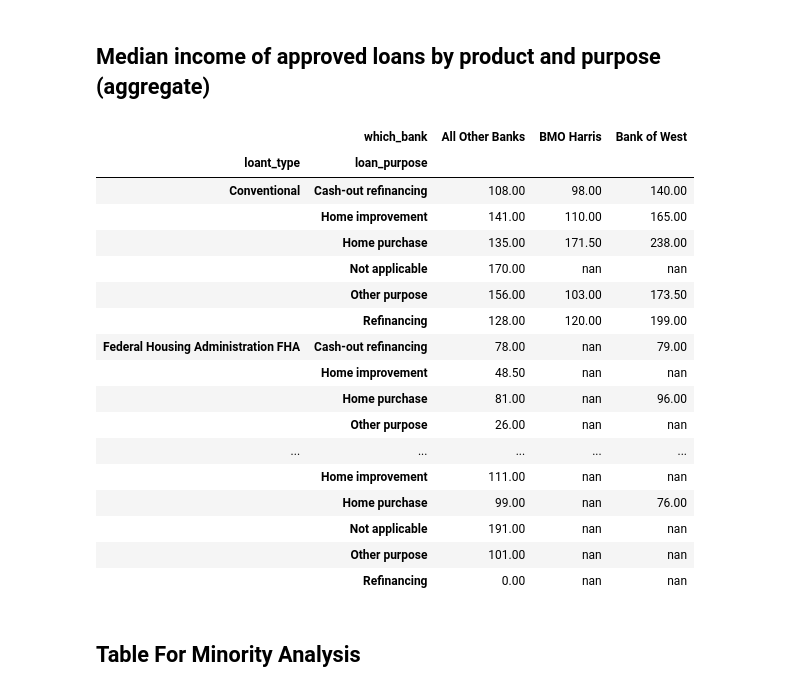
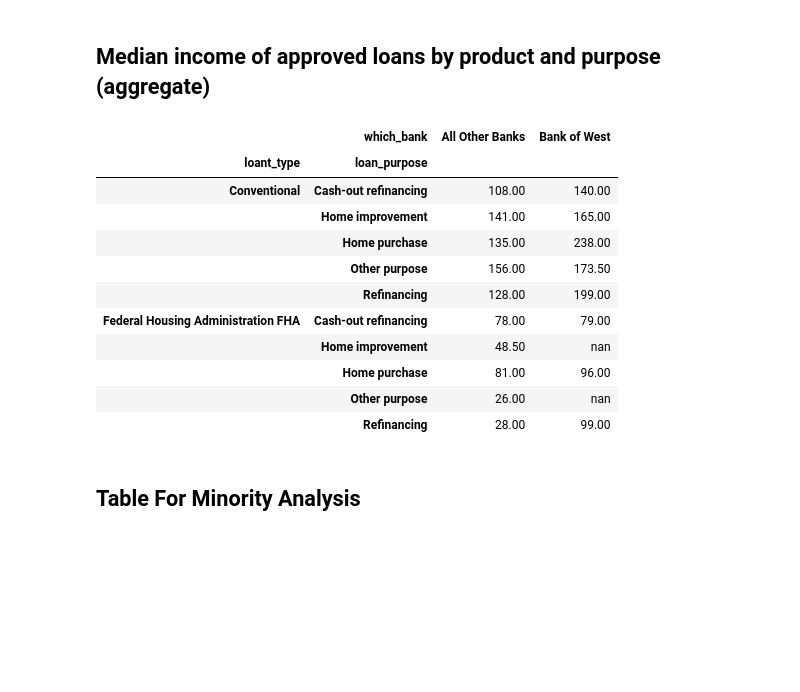
Before and after one commit to LeDataSciFi/FinTech-Capstone-2023, a Jupyter notebook: code/Descriptive_Statistics.ipynb, the cells around one changed output. Drawn from its saved outputs; the diff is of its cells as text; code cells hidden in the pictures; blank space fills up the shorter version.

```diff
--- a/code/Descriptive_Statistics.ipynb
+++ b/code/Descriptive_Statistics.ipynb
@@ -65,0 +68,13 @@ All_stats1
+# %%
+def_table = (
+stats1.T.merge(BoW_stats1.T.rename(columns={'mean':'BoW_mean'})[['BoW_mean']],left_index=True,right_index=True).merge(All_stats1.T.rename(columns={'mean':'Competitor_mean'})[['Competitor_mean']], left_index=True,right_index=True)
+)
+new_order = ['count', 'std', 'min', '25%', '50%', '75%', 'max', 'mean', 'BoW_mean', 'Competitor_mean']
+def_table = def_table.reindex(columns=new_order)
+
+columns_to_display = ['count', 'std', 'min', 'max', 'mean', 'BoW_mean', 'Competitor_mean']
+# set the max column width for unwanted columns to 0
+pd.set_option('display.max_colwidth', 0, 'display.expand_frame_repr', False)
+
+# display the selected columns
+def_table.loc[:, columns_to_display]
@@ -219,29 +256,31 @@ hmda.pivot_table(index=['loant_type', 'loan_purpose'],
 # %% [markdown]
 ## Median income of approved loans by product and purpose (aggregate)
 # %%
-hmda.query('action_taken == "Loan Originated"').pivot_table(index=['loant_type', 'loan_purpose'],
-                 columns = ['which_bank'],
-                 values='income',
-                 aggfunc='median').applymap("{:.2f}".format)
+# Create a pivot table of mean loan amount by loan purpose, loan type, and which_bank
+pivot_table = hmda.query('action_taken == "Loan Originated"').pivot_table(index=['loant_type', 'loan_purpose'], columns=['which_bank'], values='income', aggfunc='median')
+
+# Filter the pivot table by loan type and remove rows where loan purpose is not applicable
+pivot_table_filtered = pivot_table[(pivot_table.index.get_level_values('loant_type') == 'Conventional') |
+                                   (pivot_table.index.get_level_values('loant_type') == 'Federal Housing Administration FHA')]
+pivot_table_filtered = pivot_table_filtered[pivot_table_filtered.index.get_level_values('loan_purpose') != 'Not applicable']
+
+# Drop the column for BMO Harris using boolean indexing
+pivot_table_filtered = pivot_table_filtered.loc[:, pivot_table_filtered.columns.get_level_values('which_bank') != 'BMO Harris']
+
+pivot_table_filtered.applymap("{:.2f}".format)
 # %% [output]
-|  | which_bank | All Other Banks | BMO Harris | Bank of West |
-| loant_type | loan_purpose |  |  |  |
-| Conventional | Cash-out refinancing | 108.00 | 98.00 | 140.00 |
-|  | Home improvement | 141.00 | 110.00 | 165.00 |
-|  | Home purchase | 135.00 | 171.50 | 238.00 |
-|  | Not applicable | 170.00 | nan | nan |
-|  | Other purpose | 156.00 | 103.00 | 173.50 |
-|  | Refinancing | 128.00 | 120.00 | 199.00 |
-| Federal Housing Administration FHA | Cash-out refinancing | 78.00 | nan | 79.00 |
-|  | Home improvement | 48.50 | nan | nan |
-|  | Home purchase | 81.00 | nan | 96.00 |
-|  | Other purpose | 26.00 | nan | nan |
-| ... | ... | ... | ... | ... |
-|  | Home improvement | 111.00 | nan | nan |
-|  | Home purchase | 99.00 | nan | 76.00 |
-|  | Not applicable | 191.00 | nan | nan |
-|  | Other purpose | 101.00 | nan | nan |
-|  | Refinancing | 0.00 | nan | nan |
+|  | which_bank | All Other Banks | Bank of West |
+| loant_type | loan_purpose |  |  |
+| Conventional | Cash-out refinancing | 108.00 | 140.00 |
+|  | Home improvement | 141.00 | 165.00 |
+|  | Home purchase | 135.00 | 238.00 |
+|  | Other purpose | 156.00 | 173.50 |
+|  | Refinancing | 128.00 | 199.00 |
+| Federal Housing Administration FHA | Cash-out refinancing | 78.00 | 79.00 |
+|  | Home improvement | 48.50 | nan |
+|  | Home purchase | 81.00 | 96.00 |
+|  | Other purpose | 26.00 | nan |
+|  | Refinancing | 28.00 | 99.00 |
 # %% [markdown]
 ## Table For Minority Analysis
 # %%
```
Also changed, not shown: parts of 11 cells of this notebook.
